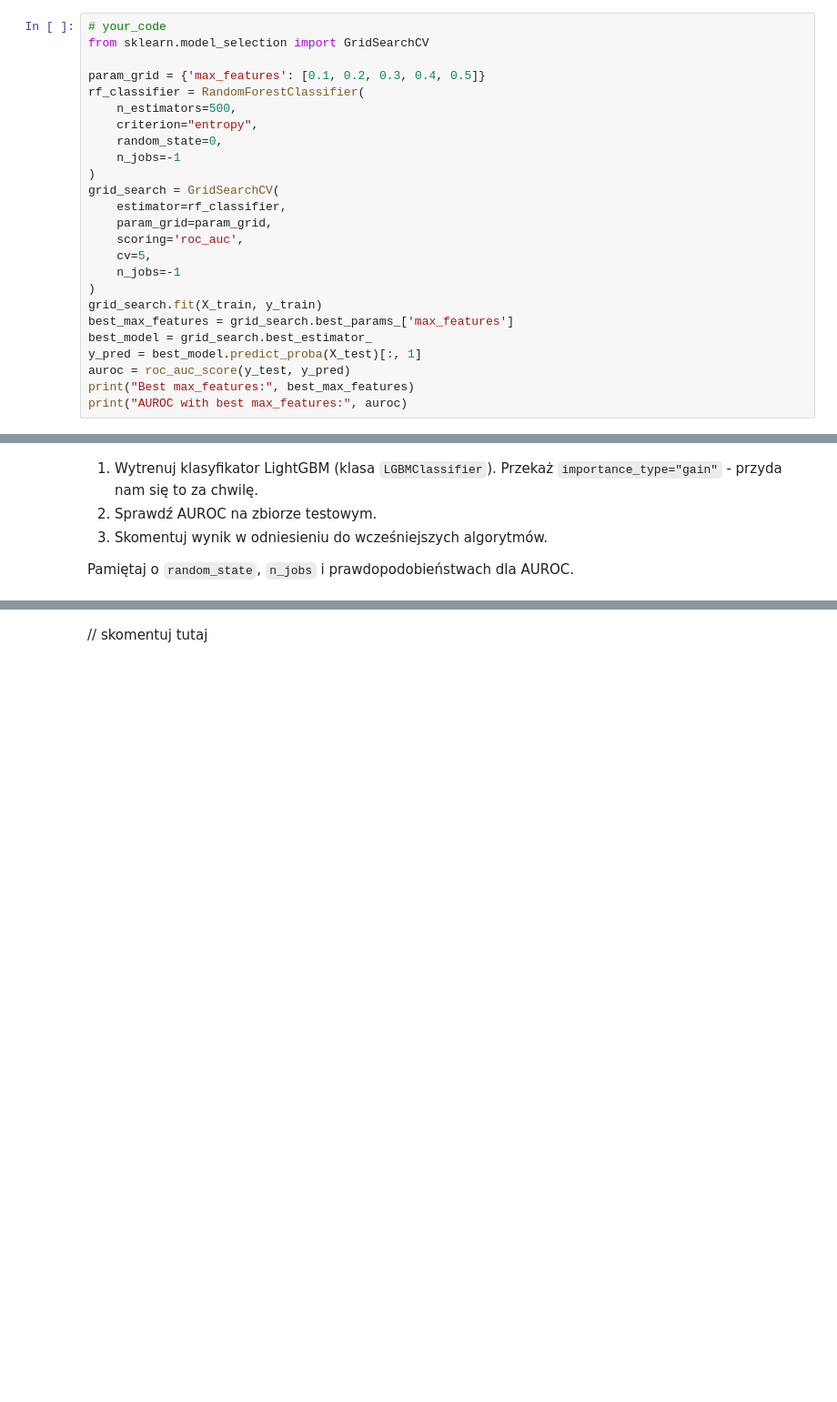
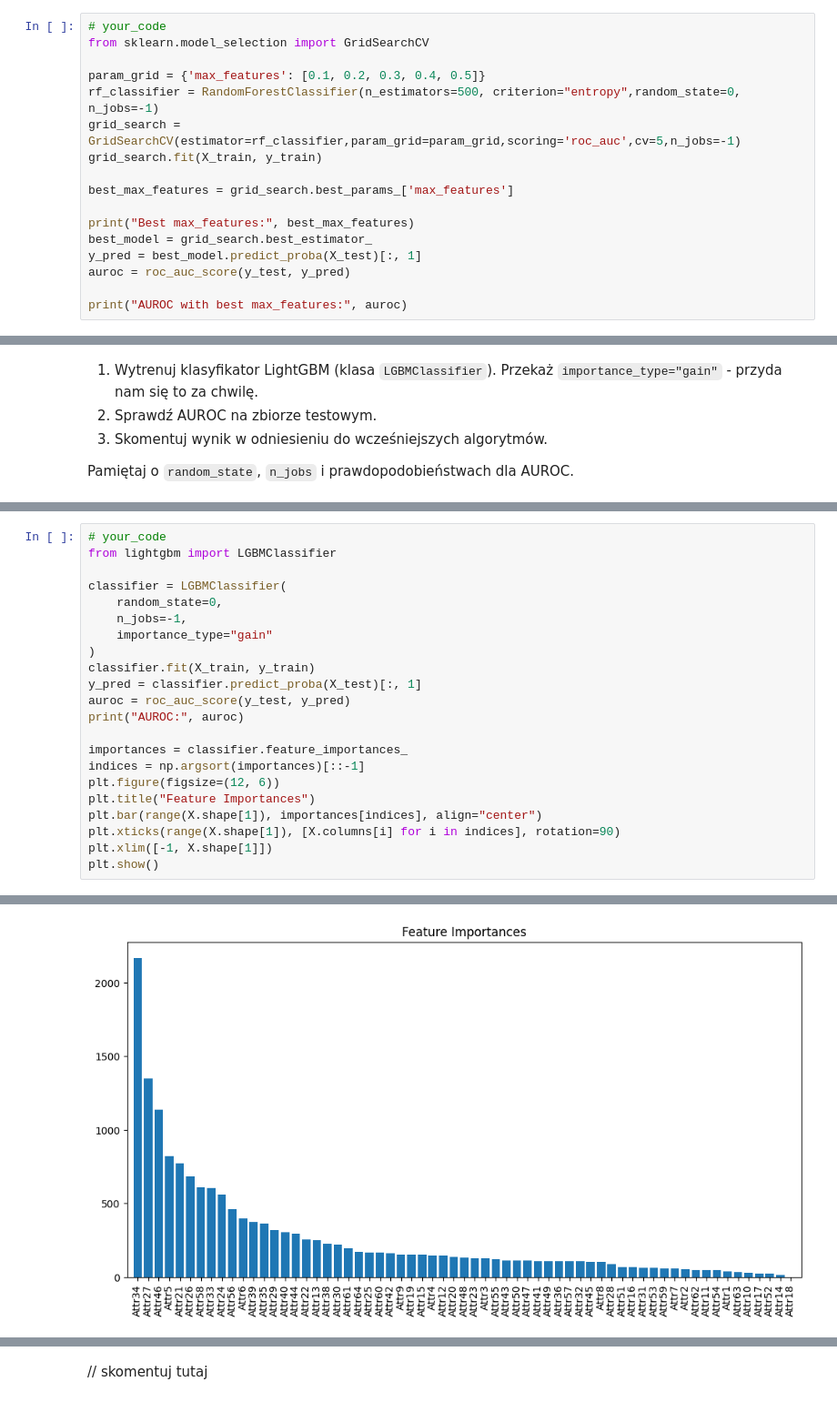
Before and after one commit to mateunow/sztuczna-inteligencja, a Jupyter notebook: lab2/lab_2.ipynb, the cells around one changed output, grey strips where cells are left out. Shown at 91% size. Cells and saved outputs as stored; diff of their text form; blank space fills up the shorter version.

```diff
--- a/lab2/lab_2.ipynb
+++ b/lab2/lab_2.ipynb
@@ -443,23 +433,15 @@ W kwestii szybkości, kiedy dostrajamy hiperparametry, to mniej oczywiste jest,
 from sklearn.model_selection import GridSearchCV
 
 param_grid = {'max_features': [0.1, 0.2, 0.3, 0.4, 0.5]}
-rf_classifier = RandomForestClassifier(
-    n_estimators=500,
-    criterion="entropy",
-    random_state=0,
-    n_jobs=-1
-)
-grid_search = GridSearchCV(
-    estimator=rf_classifier,
-    param_grid=param_grid,
-    scoring='roc_auc',
-    cv=5,
-    n_jobs=-1
-)
+rf_classifier = RandomForestClassifier(n_estimators=500, criterion="entropy",random_state=0, n_jobs=-1)
+grid_search = GridSearchCV(estimator=rf_classifier,param_grid=param_grid,scoring='roc_auc',cv=5,n_jobs=-1)
 grid_search.fit(X_train, y_train)
+
 best_max_features = grid_search.best_params_['max_features']
+
+print("Best max_features:", best_max_features)
 best_model = grid_search.best_estimator_
 y_pred = best_model.predict_proba(X_test)[:, 1]
 auroc = roc_auc_score(y_test, y_pred)
-print("Best max_features:", best_max_features)
+
 print("AUROC with best max_features:", auroc)
@@ -506,0 +489,23 @@ Pamiętaj o `random_state`, `n_jobs` i prawdopodobieństwach dla AUROC.
+# %%
+# your_code
+from lightgbm import LGBMClassifier
+
+classifier = LGBMClassifier(
+    random_state=0,
+    n_jobs=-1,
+    importance_type="gain"
+)
+classifier.fit(X_train, y_train)
+y_pred = classifier.predict_proba(X_test)[:, 1]
+auroc = roc_auc_score(y_test, y_pred)
+print("AUROC:", auroc)
+
+importances = classifier.feature_importances_
+indices = np.argsort(importances)[::-1]
+plt.figure(figsize=(12, 6))
+plt.title("Feature Importances")
+plt.bar(range(X.shape[1]), importances[indices], align="center")
+plt.xticks(range(X.shape[1]), [X.columns[i] for i in indices], rotation=90)
+plt.xlim([-1, X.shape[1]])
+plt.show()
+# %% [output]
@@ -507,3 +520,4 @@ Pamiętaj o `random_state`, `n_jobs` i prawdopodobieństwach dla AUROC.
+[figure, added]
 # %%
 assert 0.9 <= auroc <= 0.97
 
```
Also changed, not shown: parts of 10 cells of this notebook.
